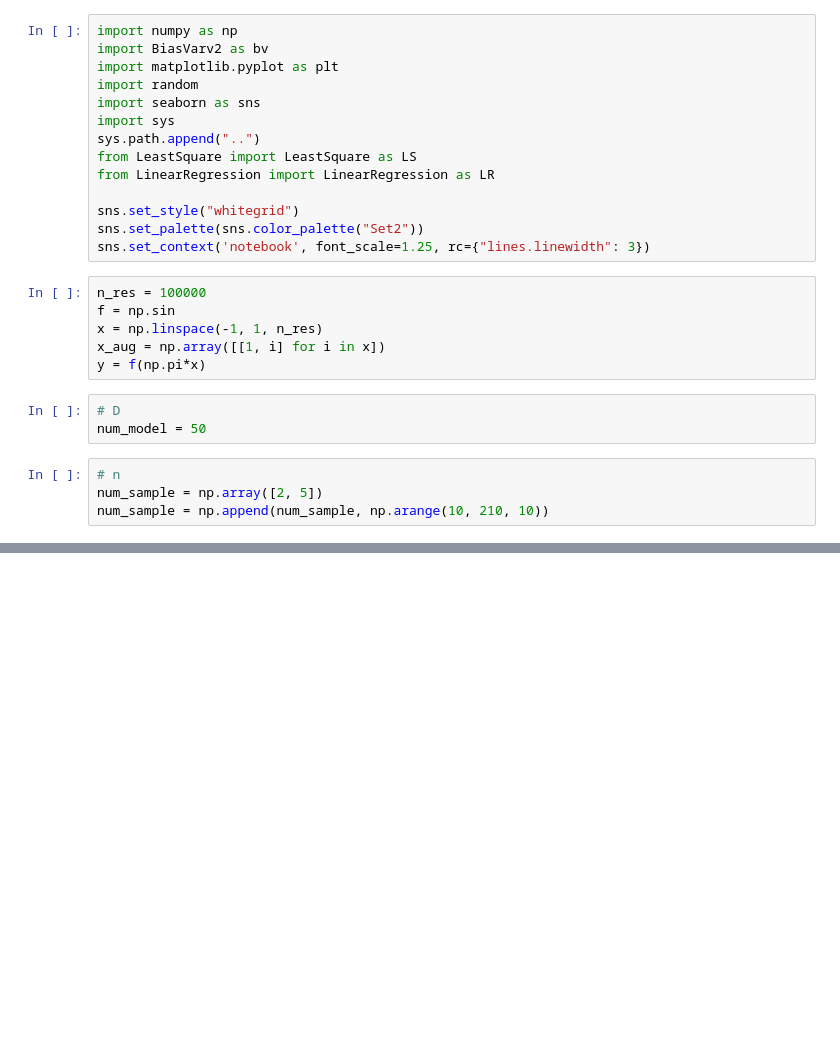
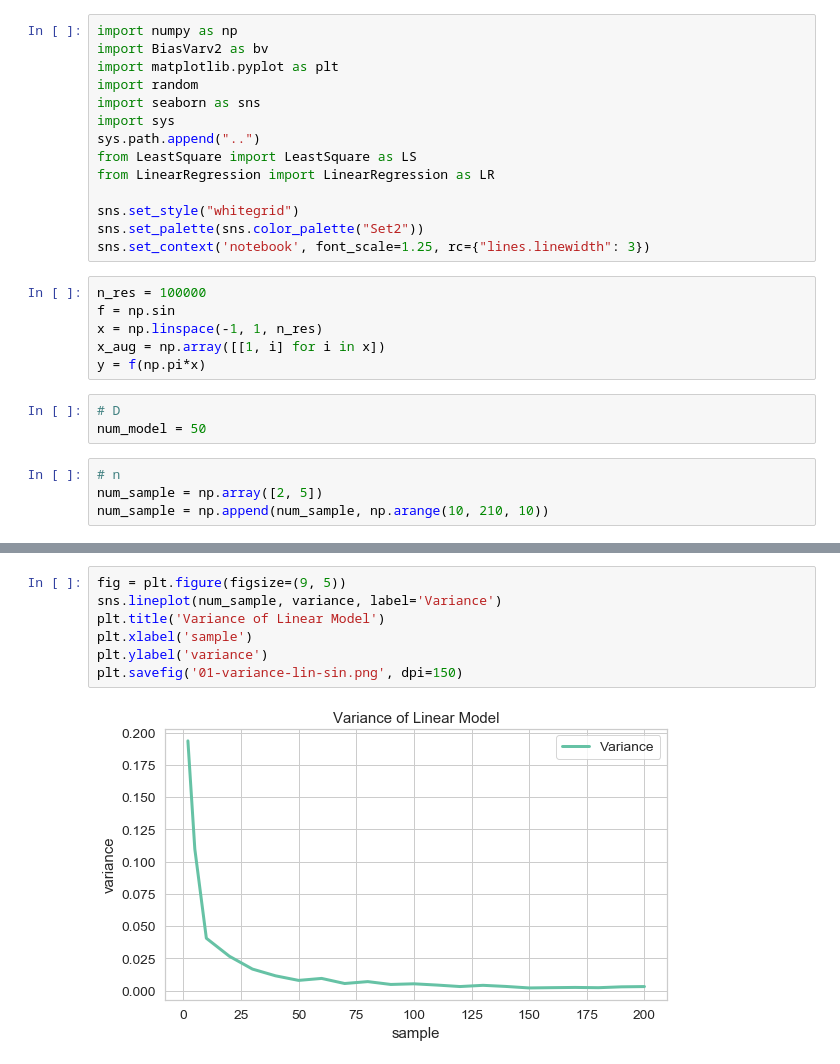
Before and after one commit to chuan-khuna/Datamining, a Jupyter notebook: bias_var_learning_curve/01-linear-sin-learning.ipynb, the cells around one changed output, grey strips where cells are left out. Cells and saved outputs as stored; diff of their text form; blank space fills up the shorter version.

```diff
--- a/bias_var_learning_curve/01-linear-sin-learning.ipynb
+++ b/bias_var_learning_curve/01-linear-sin-learning.ipynb
@@ -63,0 +76,9 @@ plt.savefig('01-learning-curve-lin-sin.png', dpi=150)
+# %%
+fig = plt.figure(figsize=(9, 5))
+sns.lineplot(num_sample, variance, label='Variance')
+plt.title('Variance of Linear Model')
+plt.xlabel('sample')
+plt.ylabel('variance')
+plt.savefig('01-variance-lin-sin.png', dpi=150)
+# %% [output]
+[figure, added]
```
Also changed, not shown: parts of 2 cells of this notebook, 19 other files.
